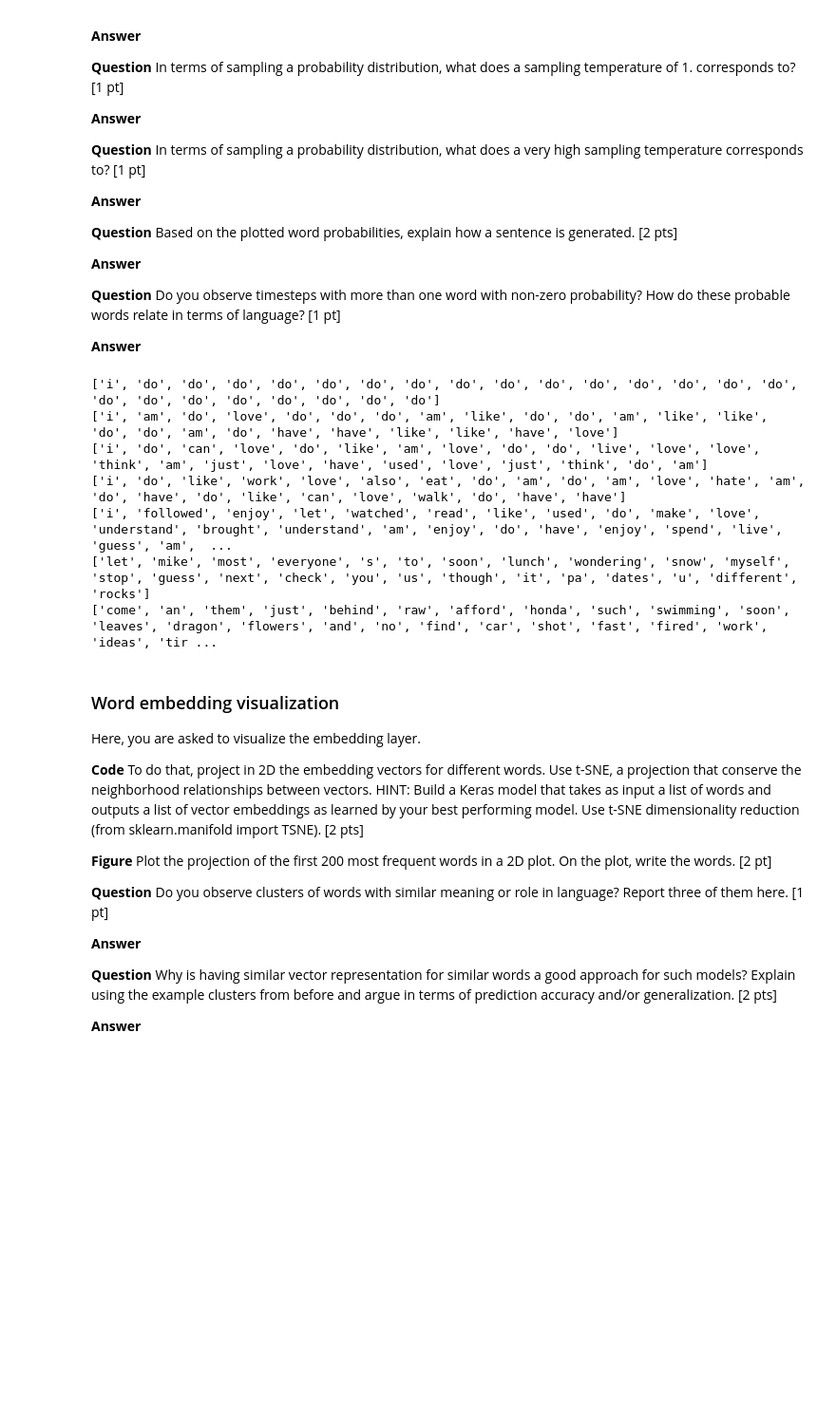
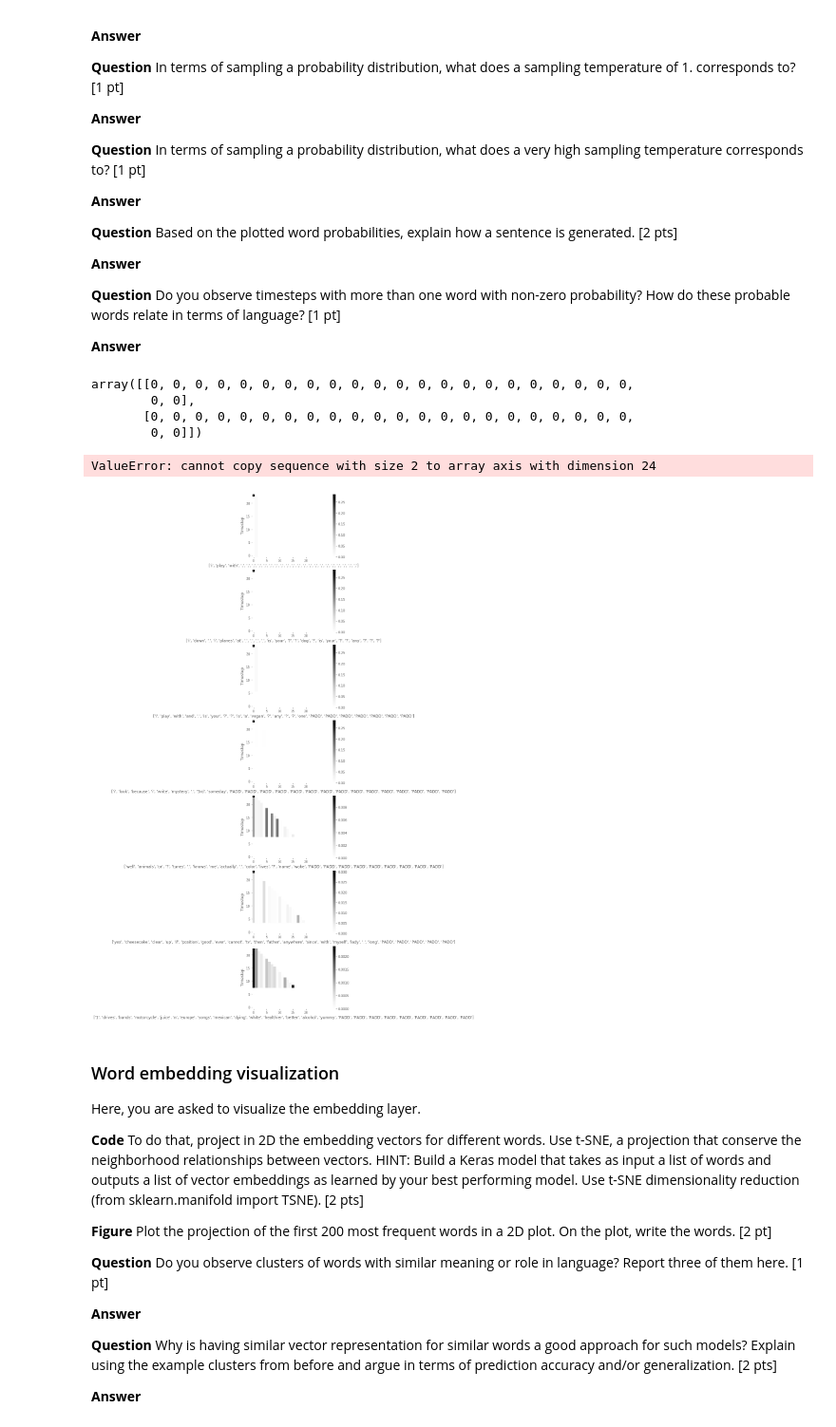
Before and after one commit to zweili/ann_miniproject2, a Jupyter notebook: miniproject2_ChatBot.ipynb, the cells around one changed output. Shown at 95% size. Drawn from its saved outputs; the diff is of its cells as text; code cells hidden in the pictures; blank space fills up the shorter version.

```diff
--- a/miniproject2_ChatBot.ipynb
+++ b/miniproject2_ChatBot.ipynb
@@ -976,36 +990,56 @@ def sample(preds, temperature=1.):
     return np.argmax(probas)
 # %%
 best_model = load_model("GRUmodel_128_128")
+# %%
+old_token = np.zeros((2,24), dtype=int)
+old_token
+# %% [output]
+array([[0, 0, 0, 0, 0, 0, 0, 0, 0, 0, 0, 0, 0, 0, 0, 0, 0, 0, 0, 0, 0, 0,
+        0, 0],
+       [0, 0, 0, 0, 0, 0, 0, 0, 0, 0, 0, 0, 0, 0, 0, 0, 0, 0, 0, 0, 0, 0,
+        0, 0]])
+# %%
+old_token[0,:] = [1,2]
+old_token
+# %% [output]
+ValueError: cannot copy sequence with size 2 to array axis with dimension 24
 # %%
 temperature = [0., 0.25, 0.5, 0.75, 1., 1.5, 2.]
-for t in temperature:
+f, ax = plt.subplots(7,1, figsize=(20,30))
+for j,t in enumerate(temperature):
 
     base_sentence =["START", "PADD", "PADD", "PADD", "PADD", "PADD", "PADD", "PADD", "PADD", "PADD",
                      "PADD", "PADD", "PADD", "PADD", "PADD", "PADD", "PADD", "PADD", "PADD", "PADD",
                      "PADD", "PADD", "PADD", "PADD"]
 
     reverse_tokens = {v:k for k,v in tokens.items()}
+    proba_matrix = np.zeros((24,24))
+    old_token = np.zeros(24, dtype=int)
 
     for i in range(len(base_sentence)):
 
+
         trans_sentence = np.array(translate(base_sentence,tokens,True))
         pred_prob = best_model.predict(trans_sentence.reshape(1,-1))
-        w_token = sample(pred_prob[0][0], temperature=t)
+        w_token = sample(pred_prob[0][i], temperature=t)
+
+        old_token[i] = w_token
+
+        proba_matrix[23-i,0:i+1] = pred_prob[0][0][old_token[0:i+1]]
+
         word = reverse_tokens[w_token]
         if word == "STOP":
             break
         else:
             base_sentence[i] = word
-
-    print(base_sentence)
+    #print(base_sentence)
+    im = ax[j].imshow(proba_matrix, cmap="Greys")
+    ax[j].set_xlabel(base_sentence)
+    ax[j].set_ylabel("Timestep")
+    ax[j].invert_yaxis()
+    f.colorbar(im, ax=ax[j])
 # %% [output]
-['i', 'do', 'do', 'do', 'do', 'do', 'do', 'do', 'do', 'do', 'do', 'do', 'do', 'do', 'do', 'do', 'do', 'do', 'do', 'do', 'do', 'do', 'do', 'do']
-['i', 'am', 'do', 'love', 'do', 'do', 'do', 'am', 'like', 'do', 'do', 'am', 'like', 'like', 'do', 'do', 'am', 'do', 'have', 'have', 'like', 'like', 'have', 'love']
-['i', 'do', 'can', 'love', 'do', 'like', 'am', 'love', 'do', 'do', 'live', 'love', 'love', 'think', 'am', 'just', 'love', 'have', 'used', 'love', 'just', 'think', 'do', 'am']
-['i', 'do', 'like', 'work', 'love', 'also', 'eat', 'do', 'am', 'do', 'am', 'love', 'hate', 'am', 'do', 'have', 'do', 'like', 'can', 'love', 'walk', 'do', 'have', 'have']
-['i', 'followed', 'enjoy', 'let', 'watched', 'read', 'like', 'used', 'do', 'make', 'love', 'understand', 'brought', 'understand', 'am', 'enjoy', 'do', 'have', 'enjoy', 'spend', 'live', 'guess', 'am',  ...
-['let', 'mike', 'most', 'everyone', 's', 'to', 'soon', 'lunch', 'wondering', 'snow', 'myself', 'stop', 'guess', 'next', 'check', 'you', 'us', 'though', 'it', 'pa', 'dates', 'u', 'different', 'rocks']
-['come', 'an', 'them', 'just', 'behind', 'raw', 'afford', 'honda', 'such', 'swimming', 'soon', 'leaves', 'dragon', 'flowers', 'and', 'no', 'find', 'car', 'shot', 'fast', 'fired', 'work', 'ideas', 'tir ...
+[figure, added]
 # %% [markdown]
 ###  Word embedding visualization
 
```
Also changed, not shown: parts of 2 cells of this notebook.
